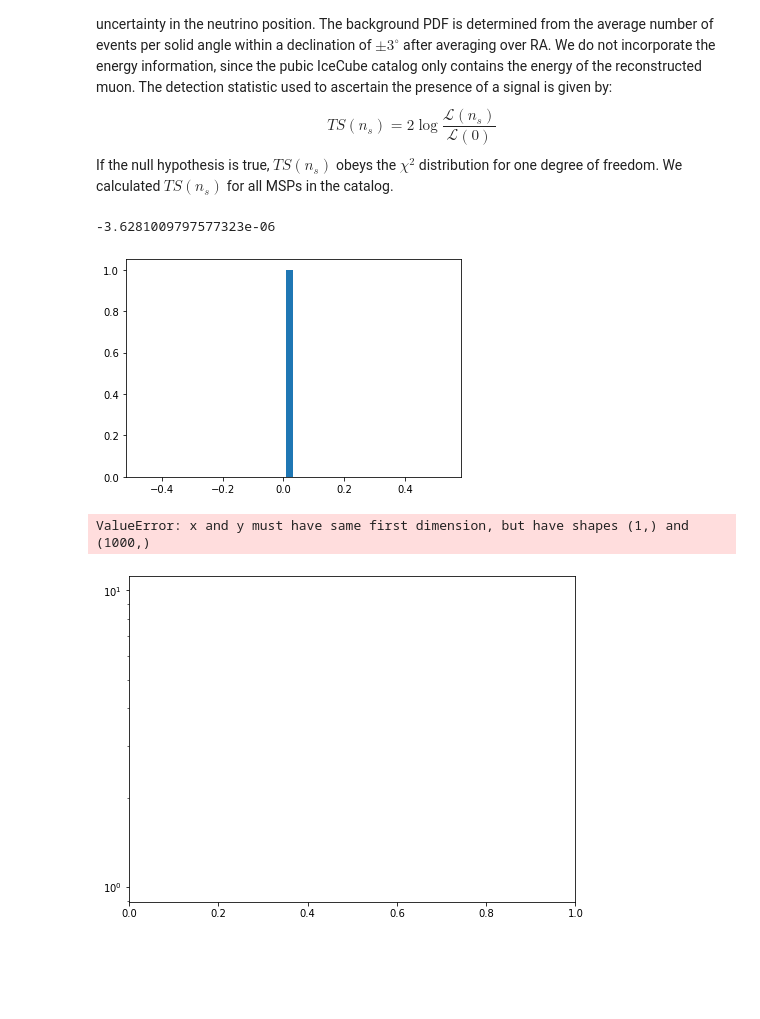
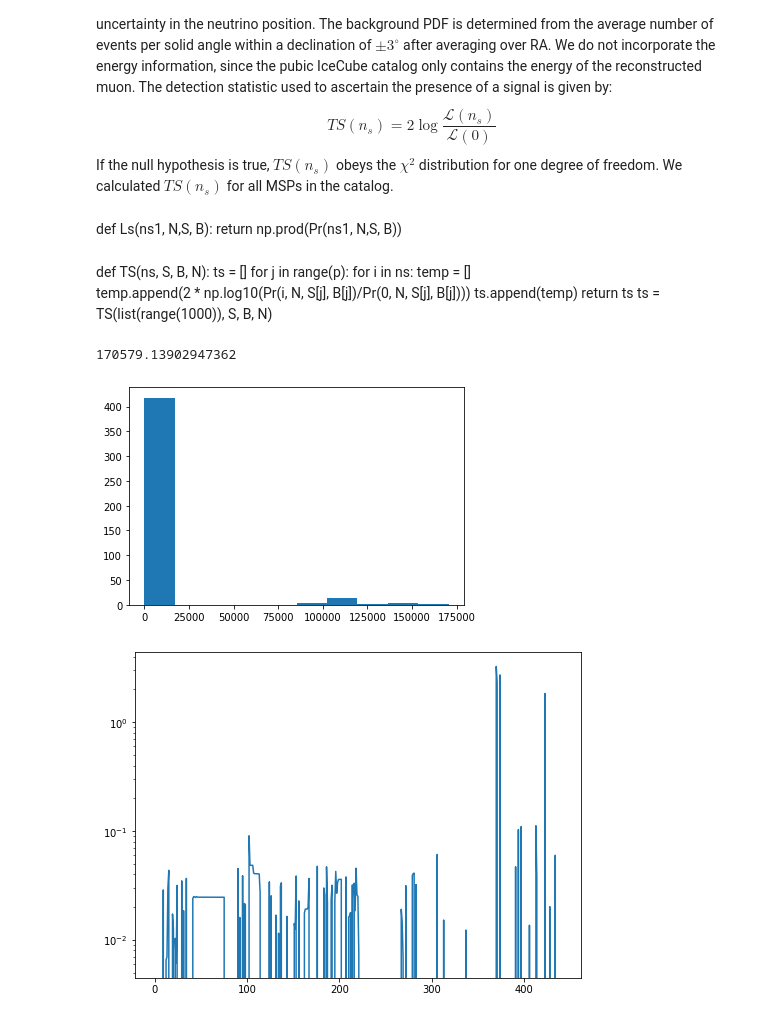
Before and after one commit to DarkWake9/Project-IceCube-Legacy, a Jupyter notebook: task4/task4nonvectorized.ipynb, the cells around one changed output. Cells and saved outputs as stored; diff of their text form; code cells hidden in the pictures; blank space fills up the shorter version.

Commit message:
06102022 - 18.40 - Task 4a First successful run

```diff
--- a/task4/task4nonvectorized.ipynb
+++ b/task4/task4nonvectorized.ipynb
@@ -441,8 +447,8 @@ b0
 # %%
-p00 = Pr(0, N, s0, b0)
+p00 = Pr(0, n0, s0, b0)
 a = []
 for i in range(1000):
-    a.append(Pr(i, N, s0, b0)/p00)
+    a.append(Pr(i, n0, s0, b0)/p00)
 
 a.index(max(a))
 #p02 = Pr(2, N, s0, b0)
@@ -460,4 +457,0 @@ max(l2/l)
-# %%
-for i in range(len(l2)):
-    if l2[i] == max(l2):
-        print(i)
@@ -495,0 +469,2 @@ ts = TS(1000, S, B, N)
+# %%
+TS = lambda i, x: np.log(Pr(x,  Ns[i], S[i], B[i])/Pr(0, Ns[0], S[0], B[0]))
@@ -497,12 +485,12 @@ ts = TS(1000, S, B, N)
 def TSmax(i):
     #returns the TSmax for i^th GRB
     a = []
-    for j in range(1000):
-        a.append(-TS(j, S[i], B[i], N))
+    for j in range(345):
+        a.append(TS(i,j))
 
     init_guess = a.index(max(a))
-    nll = lambda x: -TS(x, S[i], B[i], N)
-    soln = minimize(nll, 3 ,bounds=((0,None),))
+    nll = lambda x: -TS(i,x)
+    soln = minimize(nll, 1000 ,bounds=((0,None),))
     ns = float(soln.x)
     return ns
 
@@ -630,18 +629,30 @@ ts = TS(ns, S, B, N)
-# %%
-ts[0]
-# %% [output]
--3.6281009797577323e-06
+# %% [markdown]
+def Ls(ns1, N,S, B):
+    return np.prod(Pr(ns1, N,S, B))
+# %% [markdown]
+def TS(ns, S, B, N):
+    ts = []
+    for j in range(p):
+        for i in ns:
+            temp = []
+            temp.append(2 * np.log10(Pr(i, N, S[j], B[j])/Pr(0, N, S[j], B[j])))
+        ts.append(temp)
+    return ts
+ts = TS(list(range(1000)), S, B, N)
+# %%
+max(ns)
+# %% [output]
+170579.13902947362
 # %%
 plt.figure()
-plt.hist(ts, 40)
+plt.hist(ns)
 plt.show()
 # %% [output]
-[figure, old version]
+[figure, new version]
 # %%
 plt.figure(figsize=(8,6))
 plt.yscale('log')
-plt.plot( ts,range(0, 1000))
+plt.plot(np.sqrt(tns))
 plt.show()
 # %% [output]
-ValueError: x and y must have same first dimension, but have shapes (1,) and (1000,)
-[figure, old version]
+[figure, new version]
```
Also changed, not shown: parts of 55 cells of this notebook, 20 other files.
